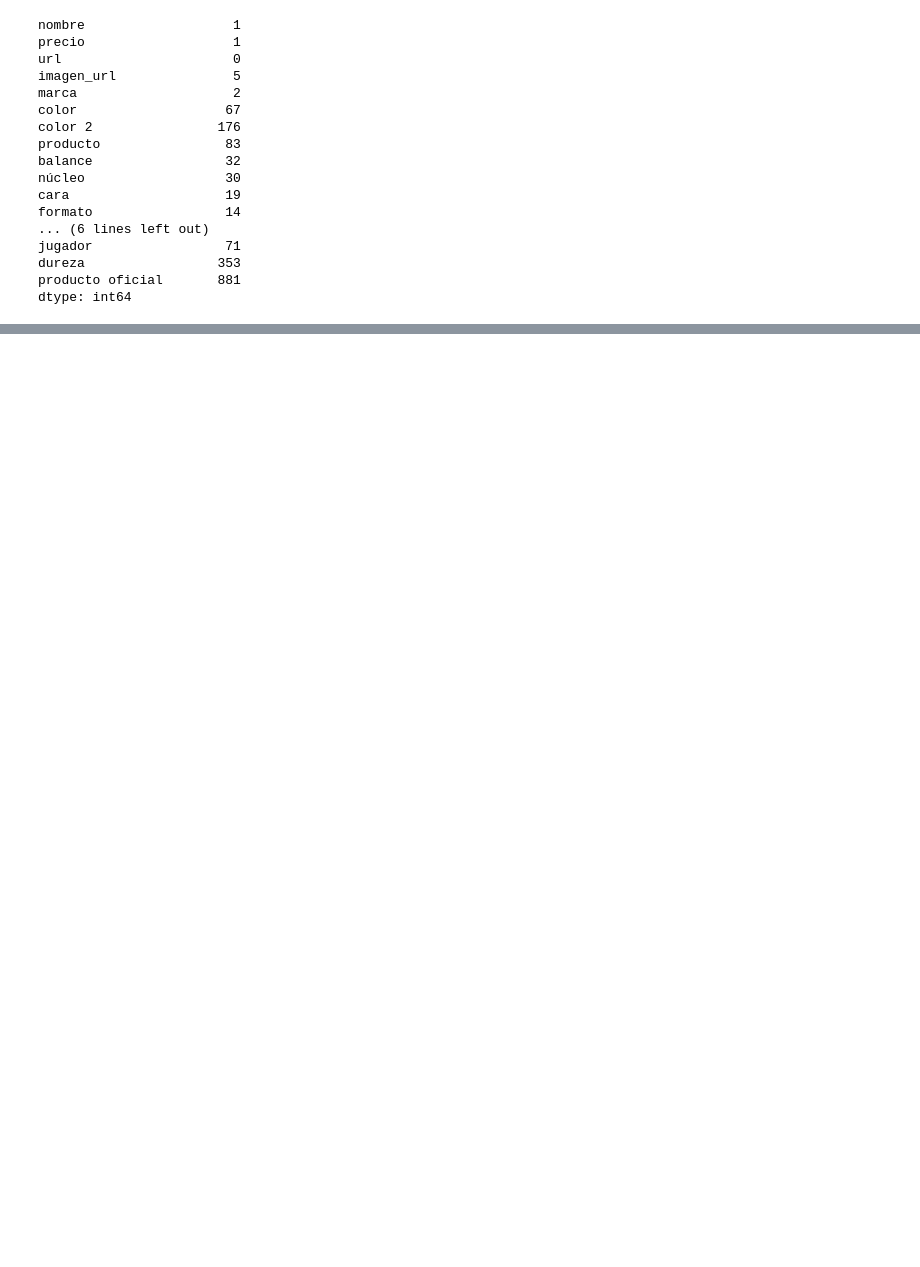
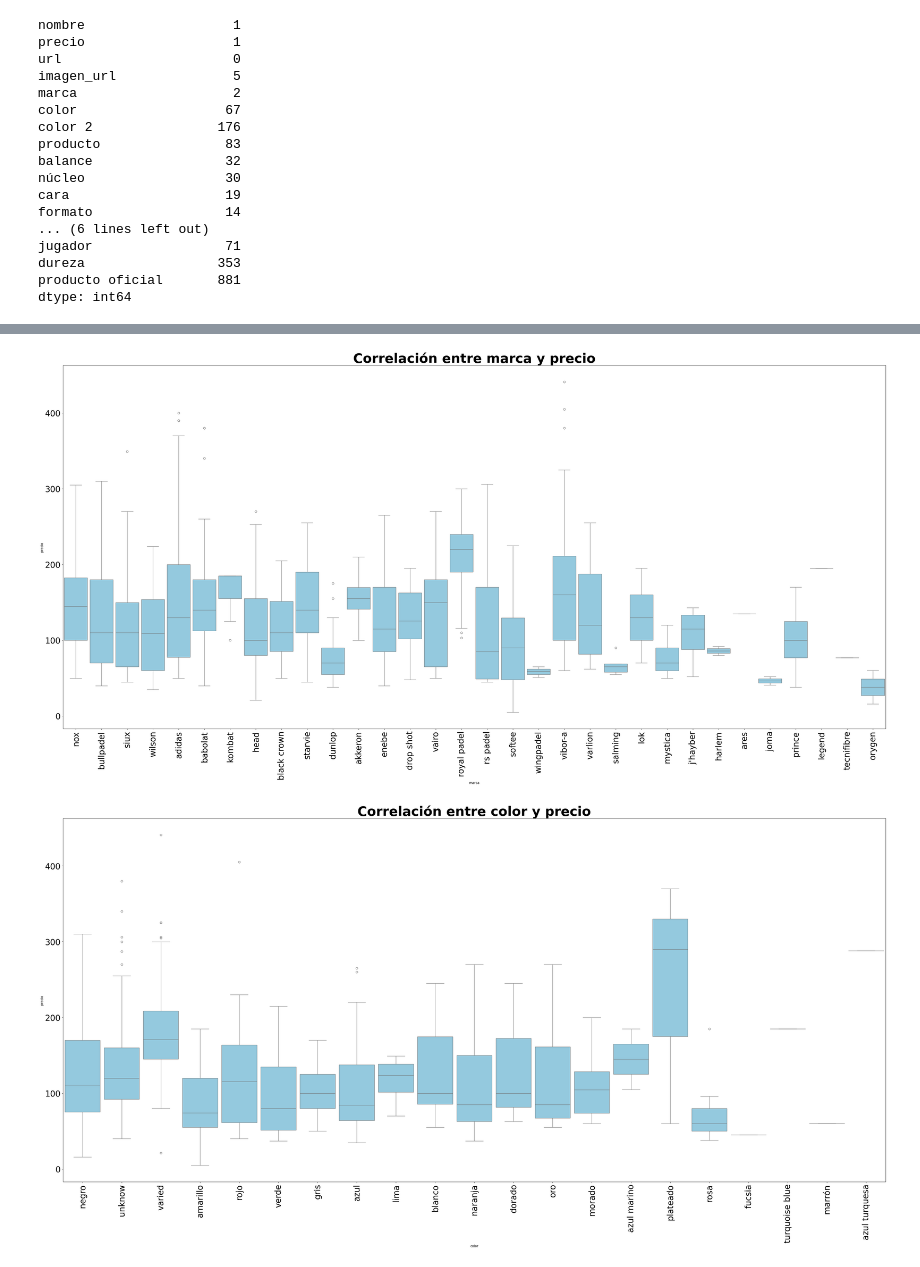
Before and after one commit to DataPadel/TFM_KSCHOOL, a Jupyter notebook: Alejandro/EDA.ipynb, the cells around one changed output, grey strips where cells are left out. Cells and saved outputs as stored; diff of their text form; code cells hidden in the pictures; blank space fills up the shorter version.

```diff
--- a/Alejandro/EDA.ipynb
+++ b/Alejandro/EDA.ipynb
@@ -180,0 +231,14 @@ memory usage: 104.1 KB
+# %%
+# correlación entre variables categoricas y numérica(precio)
+for col in cat_col:
+    if col == 'nombre':
+        continue
+    plt.figure(figsize=(45,20))
+    plt.xticks(rotation=90,fontsize=25)
+    plt.yticks(fontsize=25)
+    sns.boxplot(x=col, y='precio', data=df, width=0.9, color='skyblue')
+    plt.title(f"Correlación entre {col} y precio",fontsize= 40, fontdict={'weight':'bold'})
+    plt.show()
+# %% [output]
+[figure, added]
+[figure, added]
```
Also changed, not shown: parts of 25 cells of this notebook, 4 other files.
